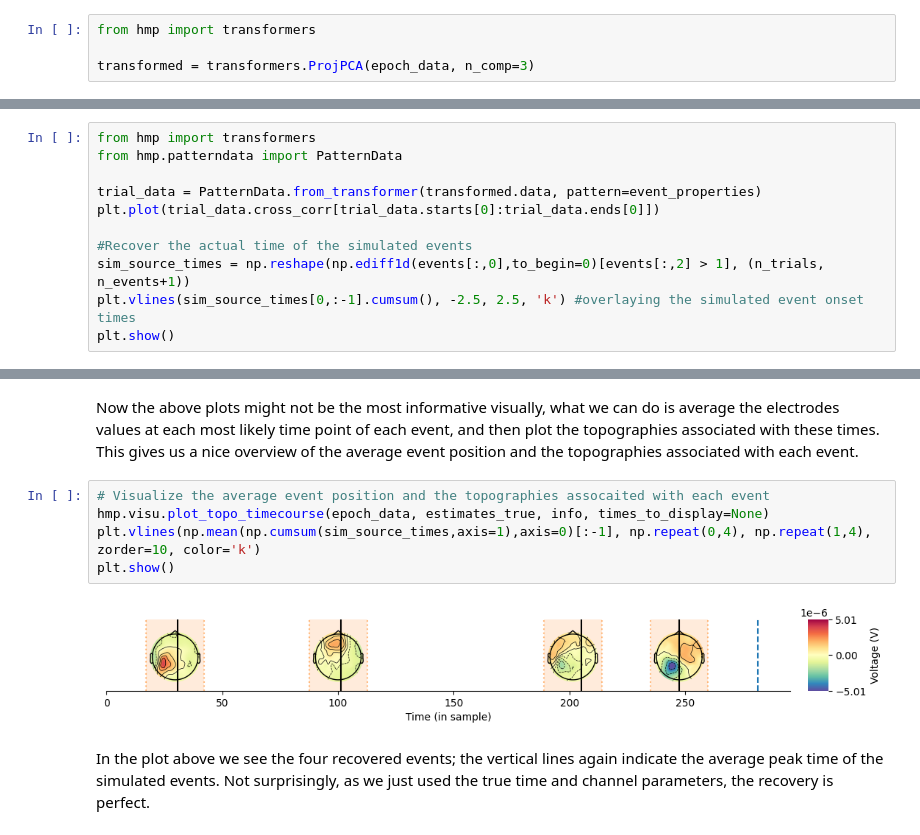
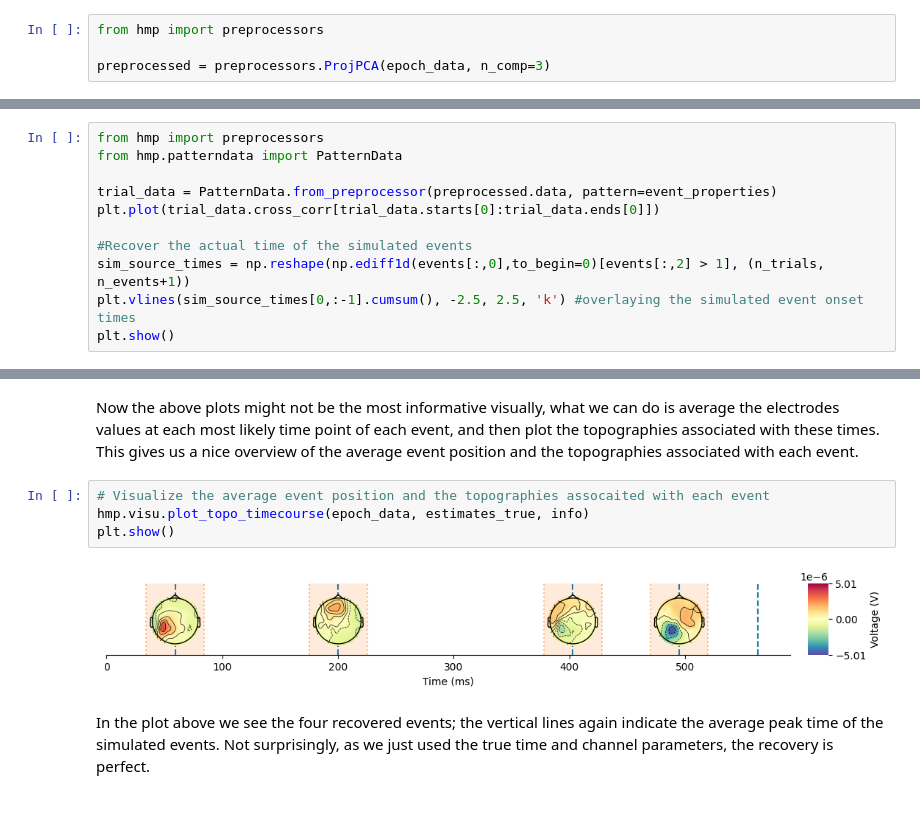
Before and after one commit to JoKra1/hsmm_mvpy, a Jupyter notebook: docs/source/notebooks/1-How_HMP_works.ipynb, the cells around one changed output, grey strips where cells are left out. Drawn from its saved outputs; the diff is of its cells as text.

Commit message:
Moved folder transformers to preprocessors and changed tutorial 1
 closes #286

```diff
--- a/docs/source/notebooks/1-How_HMP_works.ipynb
+++ b/docs/source/notebooks/1-How_HMP_works.ipynb
@@ -114,9 +114,9 @@ Next, we transform the data for HMP:
 
 For the PCA we select 3 components for simplicity (more on this with real data in Tutorial 3).
 # %%
-from hmp import transformers
+from hmp import preprocessors
 
-transformed = transformers.ProjPCA(epoch_data, n_comp=3)
+preprocessed = preprocessors.ProjPCA(epoch_data, n_comp=3)
 # %% [output]
 100 positively defined intervalsbetween 0.002 and inf seconds.
 Rejection summary:
@@ -176,10 +176,10 @@ We then create a `TrialData` class that combines the expected pattern with the d
 
 Below, we plot those cross-correlated values; the vertical lines indicate the start of the events in the simulated data.
 # %%
-from hmp import transformers
+from hmp import preprocessors
 from hmp.patterndata import PatternData
 
-trial_data = PatternData.from_transformer(transformed.data, pattern=event_properties)
+trial_data = PatternData.from_preprocessor(preprocessed.data, pattern=event_properties)
 plt.plot(trial_data.cross_corr[trial_data.starts[0]:trial_data.ends[0]])
 
 #Recover the actual time of the simulated events
@@ -369,11 +369,10 @@ plt.show()
 Now the above plots might not be the most informative visually, what we can do is average the electrodes values at each most likely time point of each event, and then plot the topographies associated with these times. This gives us a nice overview of the average event position and the topographies associated with each event.
 # %%
 # Visualize the average event position and the topographies assocaited with each event
-hmp.visu.plot_topo_timecourse(epoch_data, estimates_true, info, times_to_display=None)
-plt.vlines(np.mean(np.cumsum(sim_source_times,axis=1),axis=0)[:-1], np.repeat(0,4), np.repeat(1,4), zorder=10, color='k')
+hmp.visu.plot_topo_timecourse(epoch_data, estimates_true, info)
 plt.show()
 # %% [output]
-[figure, old version]
+[figure, new version]
 # %% [markdown]
 In the plot above we see the four recovered events; the vertical lines again indicate the average peak time of the simulated events. Not surprisingly, as we just used the true time and channel parameters, the recovery is perfect.
 # %% [markdown]
```
Also changed, not shown: parts of 5 cells of this notebook, 5 other files.
